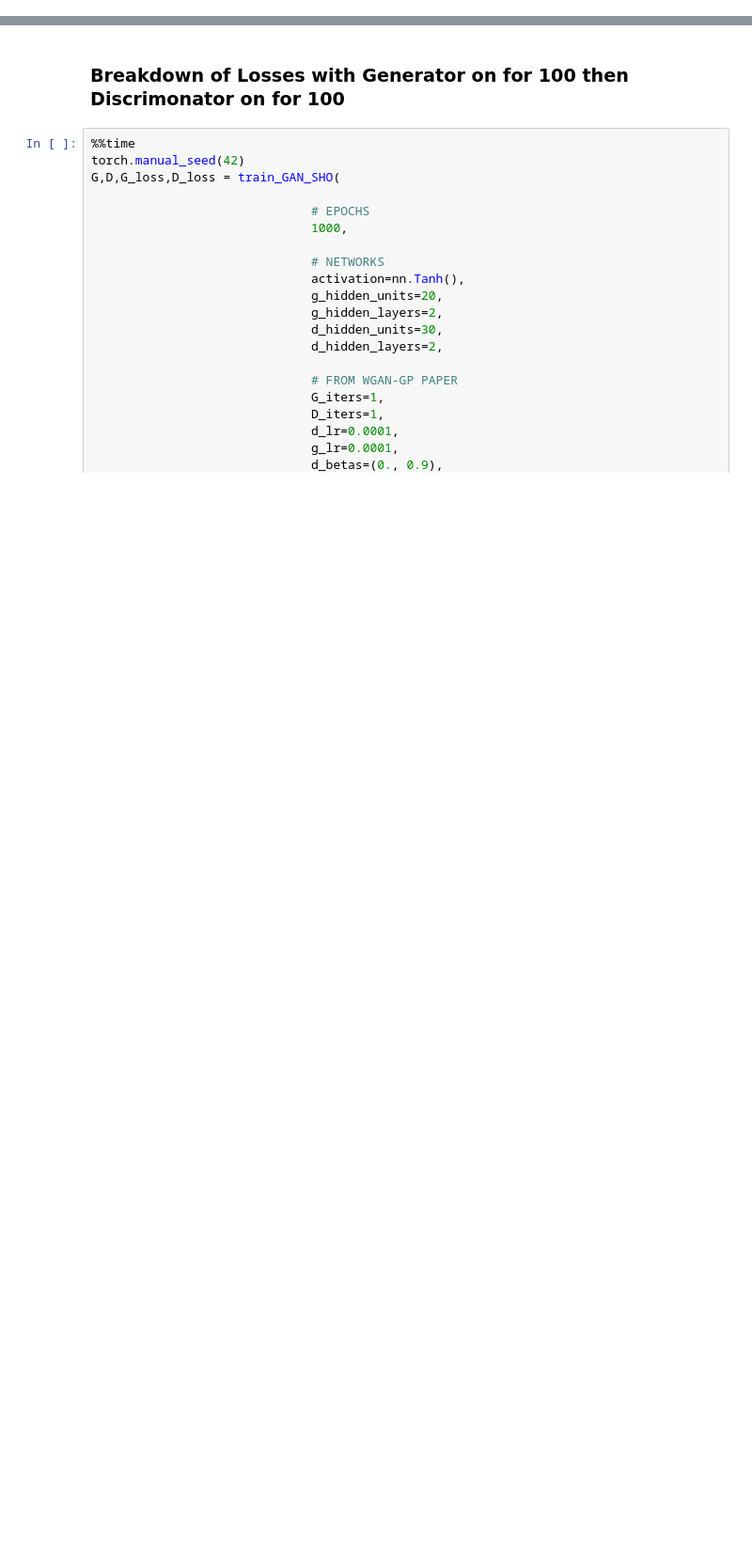
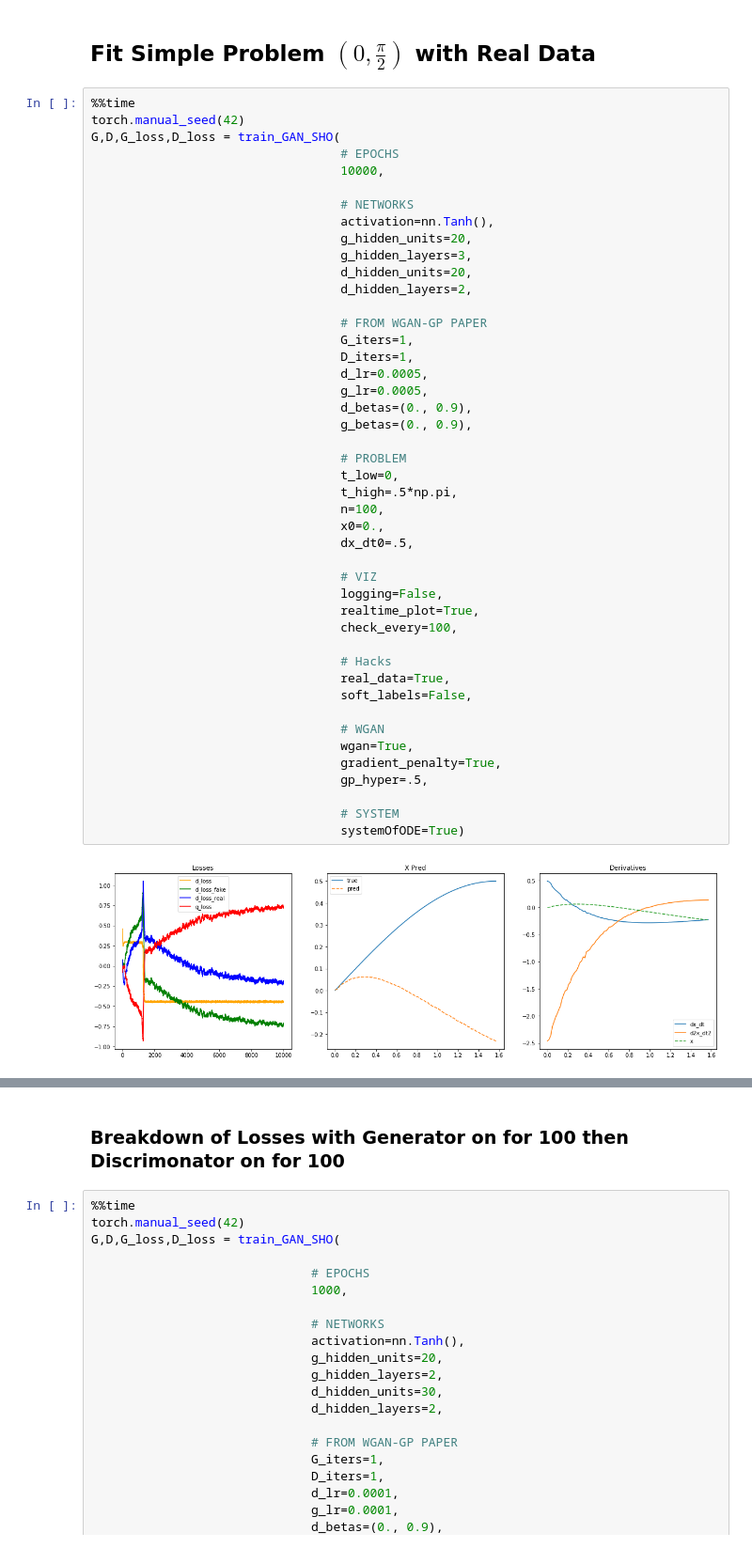
Before and after one commit to dylanrandle/denn, a Jupyter notebook: GAN2.ipynb, the cells around one changed output, grey strips where cells are left out. Shown at 94% size. Cells and saved outputs as stored; diff of their text form; blank space fills up the shorter version.

Commit message:
breaking the problem down

```diff
--- a/GAN2.ipynb
+++ b/GAN2.ipynb
@@ -364,3 +377,52 @@ def train_GAN_SHO(
                             dx_dt.detach().numpy(), d2x_dt2.detach().numpy(), savefig=savefig, fname=fname)
 
     return G, D, G_losses, D_losses
+# %% [markdown]
+## Fit Simple Problem $(0, \frac{\pi}{2})$ with Real Data
+# %%
+%%time
+torch.manual_seed(42)
+G,D,G_loss,D_loss = train_GAN_SHO(
+                                  # EPOCHS
+                                  10000,
+
+                                  # NETWORKS
+                                  activation=nn.Tanh(),
+                                  g_hidden_units=20,
+                                  g_hidden_layers=3,
+                                  d_hidden_units=20,
+                                  d_hidden_layers=2,
+
+                                  # FROM WGAN-GP PAPER
+                                  G_iters=1,
+                                  D_iters=1,
+                                  d_lr=0.0005,
+                                  g_lr=0.0005,
+                                  d_betas=(0., 0.9),
+                                  g_betas=(0., 0.9),
+
+                                  # PROBLEM
+                                  t_low=0,
+                                  t_high=.5*np.pi,
+                                  n=100,
+                                  x0=0.,
+                                  dx_dt0=.5,
+
+                                  # VIZ
+                                  logging=False,
+                                  realtime_plot=True,
+                                  check_every=100,
+
+                                  # Hacks
+                                  real_data=True,
+                                  soft_labels=False,
+
+                                  # WGAN
+                                  wgan=True,
+                                  gradient_penalty=True,
+                                  gp_hyper=.5,
+
+                                  # SYSTEM
+                                  systemOfODE=True)
+# %% [output]
+[figure, added]
```
Also changed, not shown: parts of 6 cells of this notebook.
